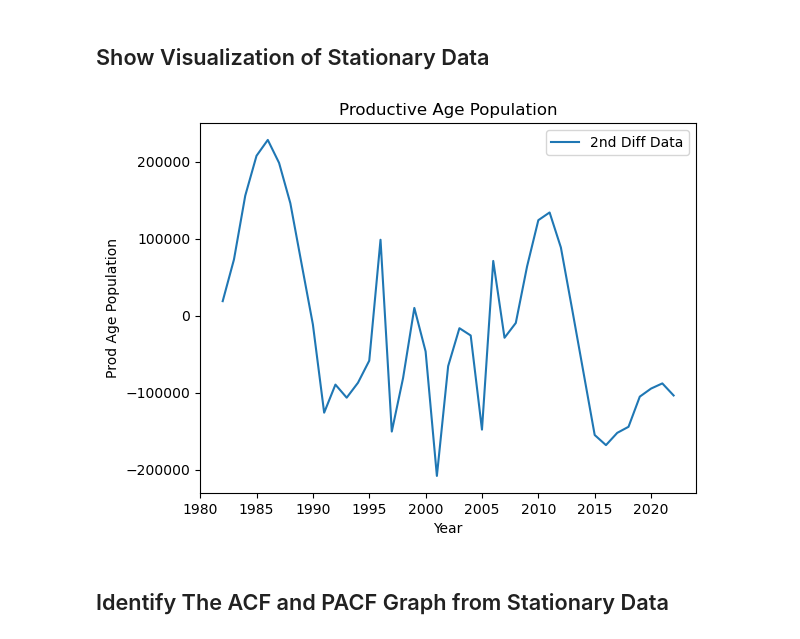
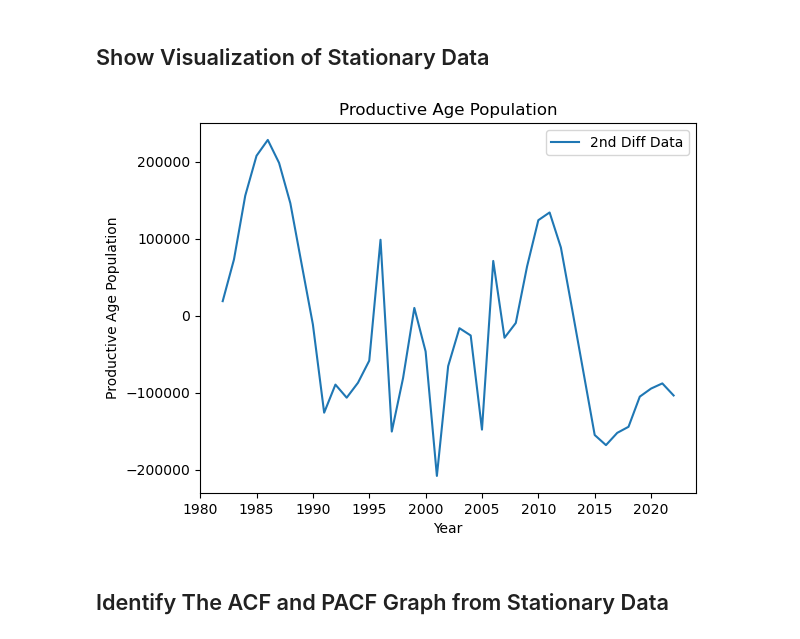
Before and after one commit to azhar-anas/ML_TimeSeries, a Jupyter notebook: ARIMA/ARIMA_Productive Age_Forcasting_Indonesia.ipynb, the cells around one changed output. Drawn from its saved outputs; the diff is of its cells as text; code cells hidden in the pictures.

```diff
--- a/ARIMA/ARIMA_Productive Age_Forcasting_Indonesia.ipynb
+++ b/ARIMA/ARIMA_Productive Age_Forcasting_Indonesia.ipynb
@@ -75,18 +75,18 @@ From the list above, data will be stationary if we differentiate twice, it will
 # %%
 diff_data = data
 for i in range(2):
     diff_data = diff_data.diff().dropna()
 
 plt.plot(df['year'][2:], diff_data, linestyle='-', label='2nd Diff Data')
 
 plt.xlabel('Year')
-plt.ylabel('Prod Age Population')
+plt.ylabel('Productive Age Population')
 plt.title('Productive Age Population')
 plt.legend()
 
 plt.show()
 # %% [output]
-[figure, old version]
+[figure, new version]
 # %% [markdown]
 ## Identify The ACF and PACF Graph from Stationary Data
 # %%
```
Also changed, not shown: parts of 1 cell of this notebook, 1 other file.
